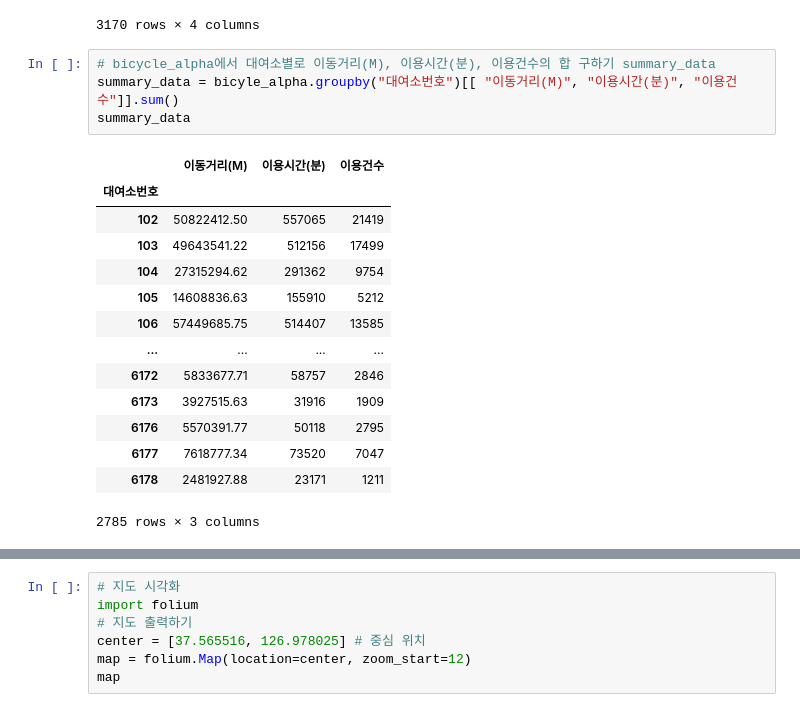
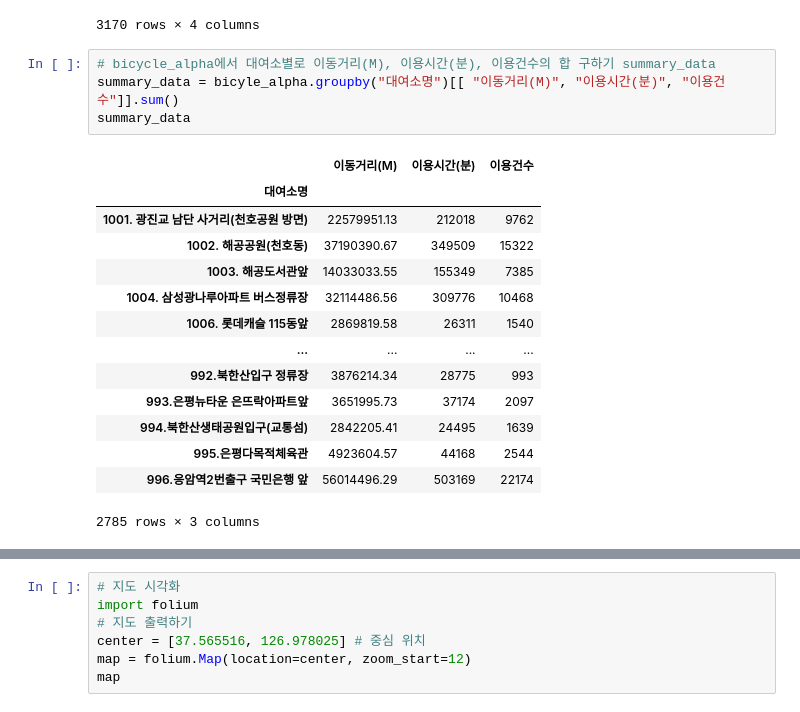
Before and after one commit to yojeongyujeong/yogurtyojung, a Jupyter notebook: 06_데이터분석_서울특별시_꽁공자전거_실습.ipynb, the cells around one changed output, grey strips where cells are left out. Saved outputs shown, nothing was run; the diff lists cells and outputs as text.

```diff
--- a/06_데이터분석_서울특별시_꽁공자전거_실습.ipynb
+++ b/06_데이터분석_서울특별시_꽁공자전거_실습.ipynb
@@ -493,22 +539,22 @@ map_api_data_alpha[["대여소번호", "대여소명", "위도", "경도"]]
 3170 rows × 4 columns
 # %%
 # bicycle_alpha에서 대여소별로 이동거리(M), 이용시간(분), 이용건수의 합 구하기 summary_data
-summary_data = bicyle_alpha.groupby("대여소번호")[[ "이동거리(M)", "이용시간(분)", "이용건수"]].sum()
+summary_data = bicyle_alpha.groupby("대여소명")[[ "이동거리(M)", "이용시간(분)", "이용건수"]].sum()
 summary_data
 # %% [output]
 |  | 이동거리(M) | 이용시간(분) | 이용건수 |
-| 대여소번호 |  |  |  |
-| 102 | 50822412.50 | 557065 | 21419 |
-| 103 | 49643541.22 | 512156 | 17499 |
-| 104 | 27315294.62 | 291362 | 9754 |
-| 105 | 14608836.63 | 155910 | 5212 |
-| 106 | 57449685.75 | 514407 | 13585 |
+| 대여소명 |  |  |  |
+| 1001. 광진교 남단 사거리(천호공원 방면) | 22579951.13 | 212018 | 9762 |
+| 1002. 해공공원(천호동) | 37190390.67 | 349509 | 15322 |
+| 1003. 해공도서관앞 | 14033033.55 | 155349 | 7385 |
+| 1004. 삼성광나루아파트 버스정류장 | 32114486.56 | 309776 | 10468 |
+| 1006. 롯데캐슬 115동앞 | 2869819.58 | 26311 | 1540 |
 | ... | ... | ... | ... |
-| 6172 | 5833677.71 | 58757 | 2846 |
-| 6173 | 3927515.63 | 31916 | 1909 |
-| 6176 | 5570391.77 | 50118 | 2795 |
-| 6177 | 7618777.34 | 73520 | 7047 |
-| 6178 | 2481927.88 | 23171 | 1211 |
+| 992.북한산입구 정류장 | 3876214.34 | 28775 | 993 |
+| 993.은평뉴타운 은뜨락아파트앞 | 3651995.73 | 37174 | 2097 |
+| 994.북한산생태공원입구(교통섬) | 2842205.41 | 24495 | 1639 |
+| 995.은평다목적체육관 | 4923604.57 | 44168 | 2544 |
+| 996.응암역2번출구 국민은행 앞 | 56014496.29 | 503169 | 22174 |
 2785 rows × 3 columns
 # %%
 # summary_data에서 인덱스 리셋하기
```
Also changed, not shown: parts of 15 cells of this notebook, 3 other files.
